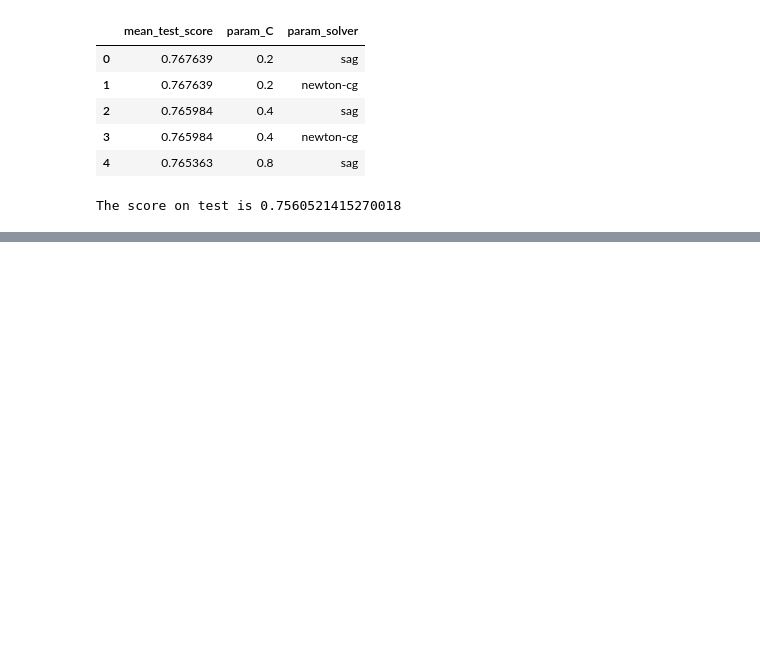
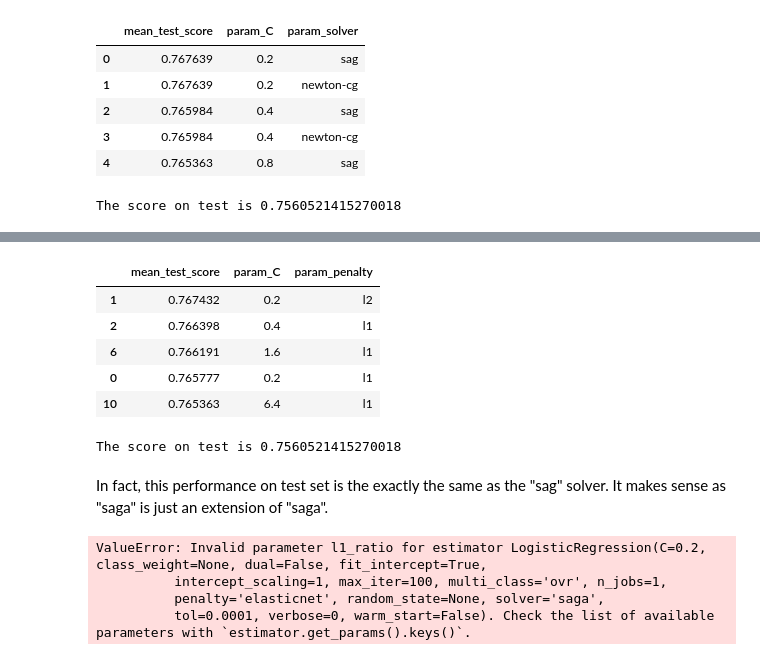
Before and after one commit to yabutaka/ten-rules-jupyter, a Jupyter notebook: models/LogisticRegression.ipynb, the cells around one changed output, grey strips where cells are left out. Cells and saved outputs as stored; diff of their text form; code cells hidden in the pictures; blank space fills up the shorter version.

```diff
--- a/models/LogisticRegression.ipynb
+++ b/models/LogisticRegression.ipynb
@@ -194,36 +194,8 @@ test_score = clf_sol.score(test[feature_col].tolist(), test[value_col].tolist())
 print("The score on test is {}".format(test_score))
 # %% [output]
 The score on test is 0.7560521415270018
-# %%
-best_clf = classifier
-best_vectorizer = vectorizer
-
-# print("Vectorizer: {}".format(max_label))
-
-print("Vectorizer: Unigram with STOP WORDS")
-
-coefficients=best_clf.coef_[0]
-k = 10
-top_k =np.argsort(coefficients)[-k:]
-top_k_words = []
-
-print('-'*50)
-print('Top k=%d' %k)
-print('-'*50)
-
-for i in top_k:
-    print("%s\t\t%s" % (best_vectorizer.get_feature_names()[i], coefficients[i]))
-    top_k_words.append(best_vectorizer.get_feature_names()[i])
-#print(sentiment.count_ve
-print('-'*50)
-print('Bottom k=%d' %k)
-print('-'*50)
-#top_k = np.argpartition(coefficients, -k)[-k:]
-bottom_k =np.argsort(coefficients)[:k]
-bottom_k_words = []
-#print(top_k)
-for i in bottom_k:
-    print("%s\t\t%s" % (best_vectorizer.get_feature_names()[i], coefficients[i]))
-    bottom_k_words.append(best_vectorizer.get_feature_names()[i])
-
-#print(sentiment.count_ve
+# %%
+lg = LogisticRegression(solver='saga', multi_class='ovr')
+parameters = {"C":[0.1 * (2 ** (i + 1)) for i in range(10)], "penalty":["l1", "l2"]}
+clf_saga = GridSearchCV(lg, parameters, cv=5)
+clf_saga.fit(train[feature_col].tolist(), train[value_col])
@@ -229,0 +212,26 @@ for i in bottom_k:
+# %%
+pd.DataFrame(clf_saga.cv_results_).sort_values(by="mean_test_score", ascending=False)[["mean_test_score", "param_C", "param_penalty"]].head()
+# %% [output]
+|  | mean_test_score | param_C | param_penalty |
+| 1 | 0.767432 | 0.2 | l2 |
+| 2 | 0.766398 | 0.4 | l1 |
+| 6 | 0.766191 | 1.6 | l1 |
+| 0 | 0.765777 | 0.2 | l1 |
+| 10 | 0.765363 | 6.4 | l1 |
+# %%
+test_score = clf_saga.score(test[feature_col].tolist(), test[value_col].tolist())
+print("The score on test is {}".format(test_score))
+# %% [output]
+The score on test is 0.7560521415270018
+# %% [markdown]
+In fact, this performance on test set is the exactly the same as the "sag" solver. It makes sense as "saga" is just an extension of "saga".
+# %%
+lg = LogisticRegression(solver='saga', multi_class='ovr', penalty="elasticnet")
+parameters = {"C":[0.1 * (2 ** (i + 1)) for i in range(10)], "l1_ratio":[0, 0.25, 0.5, 0.75, 1]}
+clf_elasticnet = GridSearchCV(lg, parameters, cv=5)
+clf_elasticnet.fit(train[feature_col].tolist(), train[value_col])
+# %% [output]
+ValueError: Invalid parameter l1_ratio for estimator LogisticRegression(C=0.2, class_weight=None, dual=False, fit_intercept=True,
+          intercept_scaling=1, max_iter=100, multi_class='ovr', n_jobs=1,
+          penalty='elasticnet', random_state=None, solver='saga',
+          tol=0.0001, verbose=0, warm_start=False). Check the list of available parameters with `estimator.get_params().keys()`.
```
Also changed, not shown: parts of 3 cells of this notebook, 1 other file.
